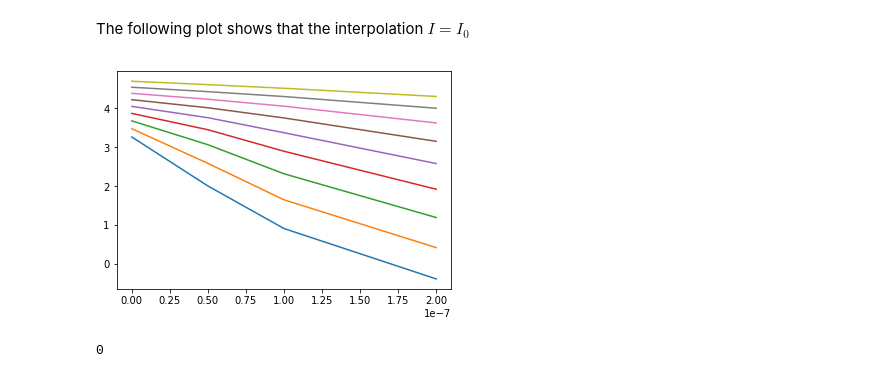
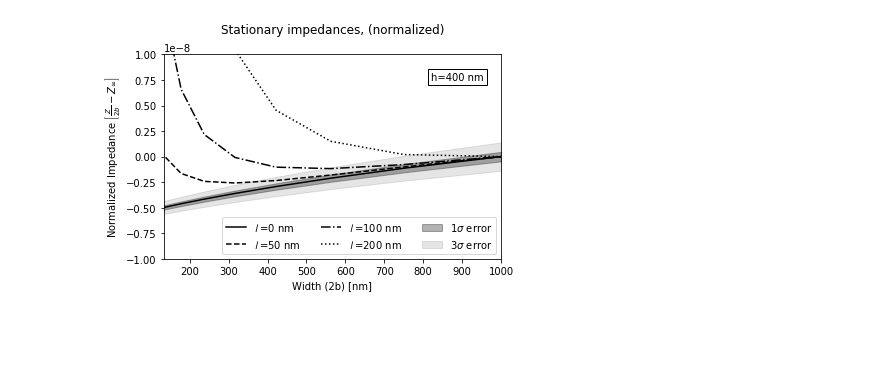
Before and after one commit to jaumededios/nonlocal_heat, a Jupyter notebook: Simulation Analysis/Simulation Analysis.ipynb, the cells around one changed output. Saved outputs shown, nothing was run; the diff lists cells and outputs as text; code cells hidden in the pictures; blank space fills up the shorter version.

```diff
--- a/Simulation Analysis/Simulation Analysis.ipynb
+++ b/Simulation Analysis/Simulation Analysis.ipynb
@@ -10,13 +12,9 @@ pd.read_csv('../COMSOL_results/Conductance_(h=400nm,omega=0).csv',
             comment="%",
             names=['l','w','hydro','fourier'])
 
+#data.hydro = data.hydro.str.replace('i','j').apply(np.complex)
+
 ls = [0]+list(np.unique(data.l))
-width = data.w[data.l==ls[-1]]
-fourier = data.fourier[data.l==ls[-1]]
-conductances = np.array([fourier]+[data.hydro[data.l==l] for l in ls if l!=0])
+width = np.array(data.w[data.l==ls[-1]])
+fourier = np.array(data.fourier[data.l==ls[-1]])
+conductances = np.abs([fourier]+[data.hydro[data.l==l] for l in ls if l!=0])
-# %%
-for cond, l in zip(conductances, ls):
-    plt.semilogy(width*1E9,1/cond,label='l={}'.format(l))
-plt.legend()
-plt.xlabel('Width [nm]')
-plt.ylabel('Impedance')
@@ -26,11 +21,36 @@ plt.ylabel('Impedance')
-# %% [markdown]
-The following plot shows that the interpolation $I = I_0$
-# %%
-for r,w in zip(conductances.transpose(),width):
-    plt.plot(ls,np.log(r*w))
-# %% [output]
-[figure, removed]
-# %%
-len(w)
-# %% [output]
-0
+# %%
+IMP_MEASURE_RESOLUTION = 1E-2
+WIDTH_RESOLUTION = 1E-1
+IMP_0_RESOLUTION = .5E-1
+IMP_RESOLUTION = (IMP_0_RESOLUTION**2 + IMP_MEASURE_RESOLUTION**2)**.5
+# %%
+cut = -1
+linestyles = ['-','--','-.',':']
+for cond, l,linestyle in zip(conductances, ls,linestyles):
+    plt.plot(width*1E9,(1/(cond)-1/cond[cut]),
+             linestyle = linestyle, c='k',
+             label='${\\mathcal{l}}$ =%g nm'%(l*1E9))
+
+
+cond = conductances[0]
+plt.fill_between(width*1E9,
+                (1-IMP_RESOLUTION)/cond-1/cond[cut],
+                (1+IMP_RESOLUTION)/cond-1/cond[cut],
+                 color='#000000',alpha = .3, label='$1\\sigma$ error')
+plt.fill_between(width*1E9,
+                (1-3*IMP_RESOLUTION)/cond-1/cond[cut],
+                (1+3*IMP_RESOLUTION)/cond-1/cond[cut],
+                 color='#000000', alpha = .1, label='$3\\sigma$ error')
+plt.text(820,.75E-8,'h=400 nm',
+         bbox=dict(boxstyle="square",
+                   ec='black',fc='white'))
+plt.legend(ncol=3,loc=4)
+plt.ylim([-1E-8,1E-8])
+plt.xlim(1E9*width[[1,-1]])
+plt.title('Stationary impedances, (normalized)\n')
+plt.xlabel('Width (2b) [nm]')
+plt.ylabel('Normalized Impedance $\\left[\\frac{Z}{2b}-Z_{\infty}\\right]$')
+plt.tight_layout()
+plt.savefig('../Plots/Stationary_impedances.png',dpi=300)
+# %% [output]
+[figure, added]
```
Also changed, not shown: parts of 12 cells of this notebook, 7 other files.
